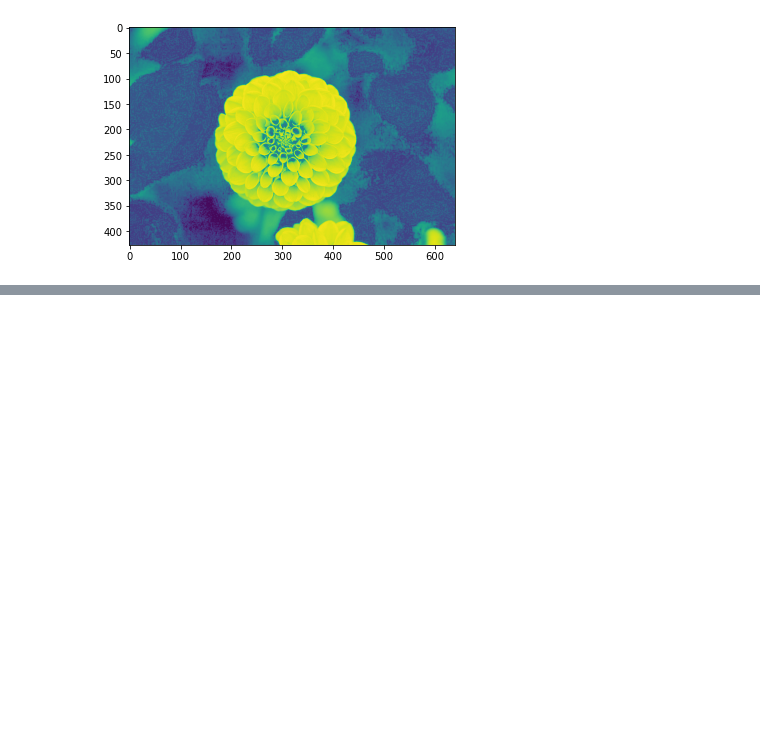
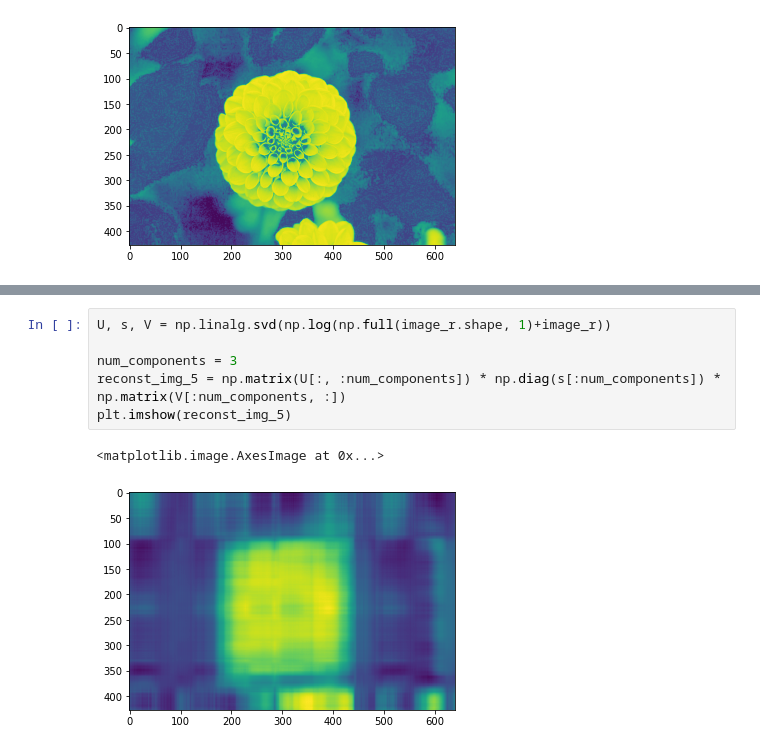
Before and after one commit to pedroteche-ih/64_PT_NOV202111, a Jupyter notebook: aulas/64 DA PT NOV-2021 Aula 20211127.ipynb, the cells around one changed output, grey strips where cells are left out. Drawn from its saved outputs; the diff is of its cells as text; blank space fills up the shorter version.

```diff
--- a/aulas/64 DA PT NOV-2021 Aula 20211127.ipynb
+++ b/aulas/64 DA PT NOV-2021 Aula 20211127.ipynb
@@ -540,0 +538,9 @@ plt.imshow(np.log(np.full(image_r.shape, 1)+image_r) + np.log(np.full(image_g.sh
+# %%
+U, s, V = np.linalg.svd(np.log(np.full(image_r.shape, 1)+image_r))
+
+num_components = 3
+reconst_img_5 = np.matrix(U[:, :num_components]) * np.diag(s[:num_components]) * np.matrix(V[:num_components, :])
+plt.imshow(reconst_img_5)
+# %% [output]
+<matplotlib.image.AxesImage at 0x...>
+[figure, added]
```
Also changed, not shown: parts of 1 cell of this notebook, 2 other files.
